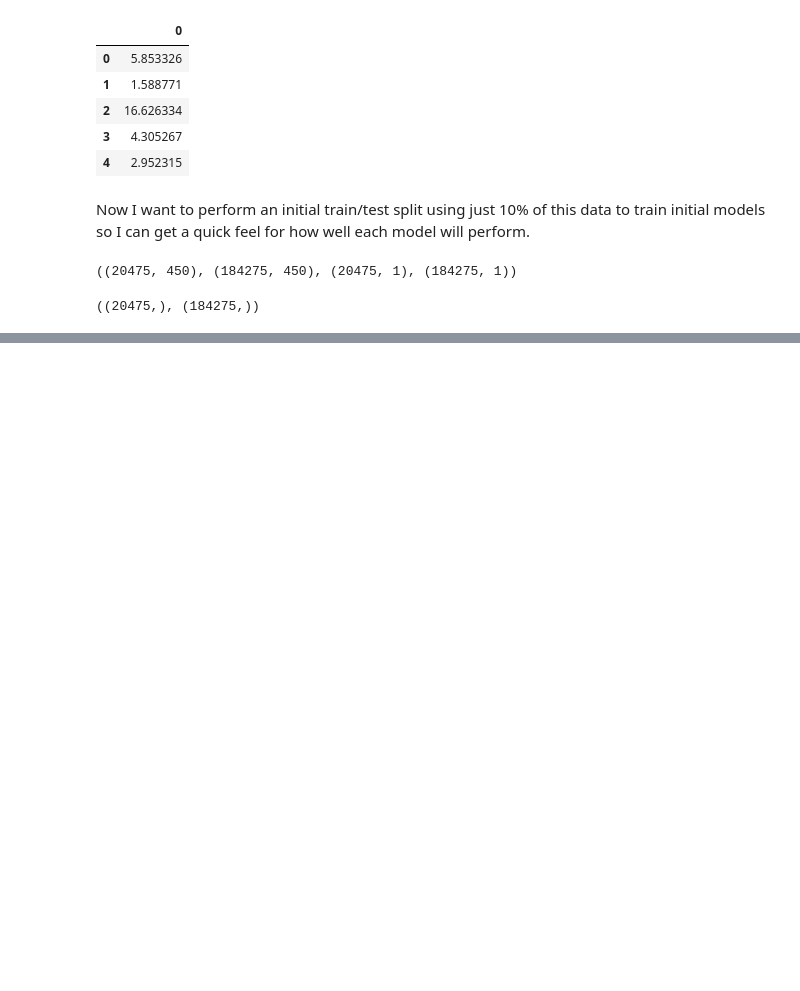
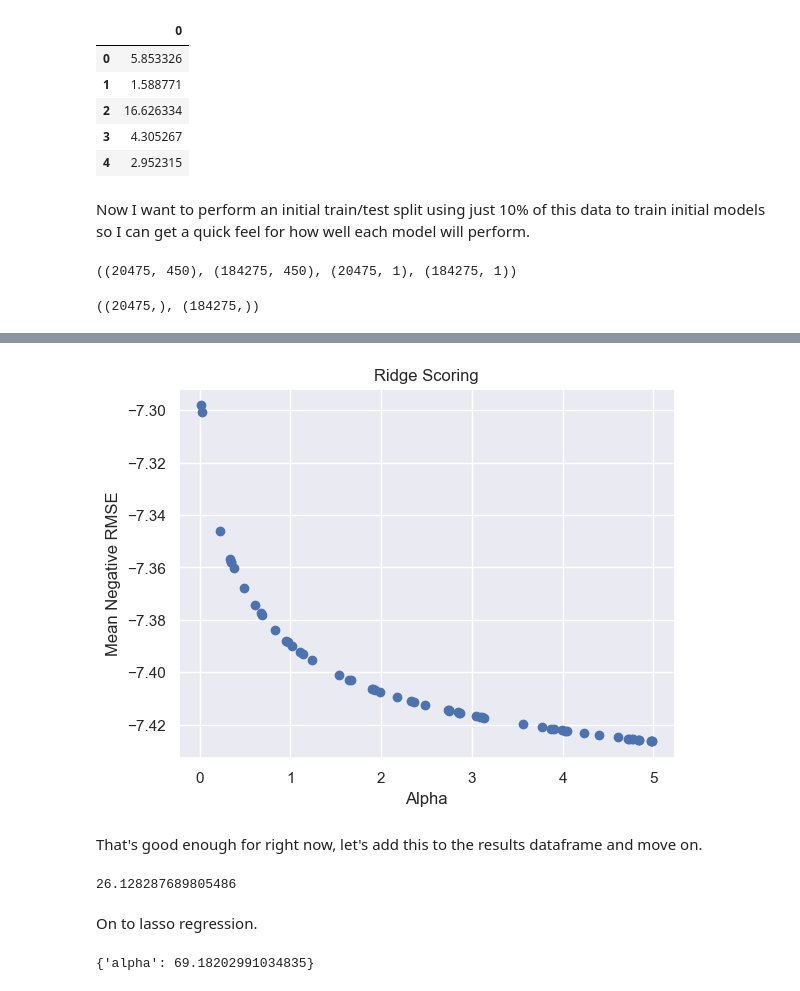
Before and after one commit to zjbrown0689/MOF-Capstone, a Jupyter notebook: notebooks/4_model_development.ipynb, the cells around one changed output, grey strips where cells are left out. Cells and saved outputs as stored; diff of their text form; code cells hidden in the pictures; blank space fills up the shorter version.

```diff
--- a/notebooks/4_model_development.ipynb
+++ b/notebooks/4_model_development.ipynb
@@ -99,0 +102,6 @@ y_tr.shape, y_te.shape
+# %%
+dummy_mean = DummyRegressor(strategy="mean")
+dummy_mean.fit(X_tr, y_tr)
+y_pred = dummy_mean.predict(X_te)
+train_scores = pd.DataFrame([{'Model' : 'Mean Dummy Regressor', '% Train Data' : 10, 'MSE' : mean_squared_error(y_te, y_pred)}])
+print(mean_squared_error(y_te, y_pred))
@@ -99,0 +183,32 @@ y_tr.shape, y_te.shape
+# %%
+random_ridge_results = pd.DataFrame(random_ridge.cv_results_)
+plt.plot(random_ridge_results['param_alpha'], random_ridge_results['mean_test_neg_root_mean_squared_error'], marker='o',\
+         linestyle='none')
+plt.title('Ridge Scoring')
+plt.xlabel('Alpha')
+plt.ylabel('Mean Negative RMSE')
+plt.show()
+# %% [output]
+[figure, added]
+# %% [markdown]
+That's good enough for right now, let's add this to the results dataframe and move on.
+# %%
+ridge=Ridge(alpha=random_ridge.best_params_['alpha'], random_state = 15)
+ridge.fit(X_tr, y_tr)
+y_pred = ridge.predict(X_te)
+new_row = pd.DataFrame([{'Model' : 'Ridge', '% Train Data' : 10, 'MSE' : mean_squared_error(y_te, y_pred)}])
+train_scores = pd.concat([train_scores, new_row])
+print(mean_squared_error(y_te, y_pred))
+# %% [output]
+26.128287689805486
+# %% [markdown]
+On to lasso regression.
+# %%
+parameters = {'alpha': sp_randFloat(40,80)}
+lasso = linear_model.Lasso(tol = 0.01, random_state = 15)
+rand = RandomizedSearchCV(lasso, parameters, scoring=['neg_root_mean_squared_error'],\
+                          refit='neg_root_mean_squared_error', n_iter=60, cv=5, random_state=0)
+rand_lasso = rand.fit(X_tr, y_tr)
+rand_lasso.best_params_
+# %% [output]
+{'alpha': 69.18202991034835}
```
Also changed, not shown: parts of 30 cells of this notebook, 3 other files.
